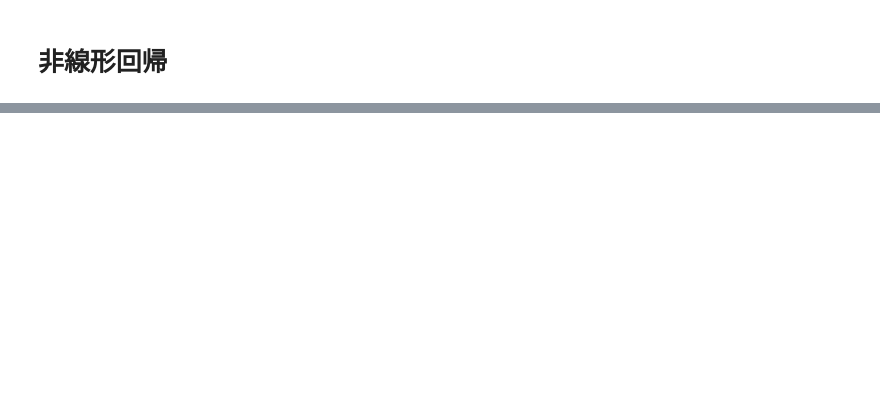
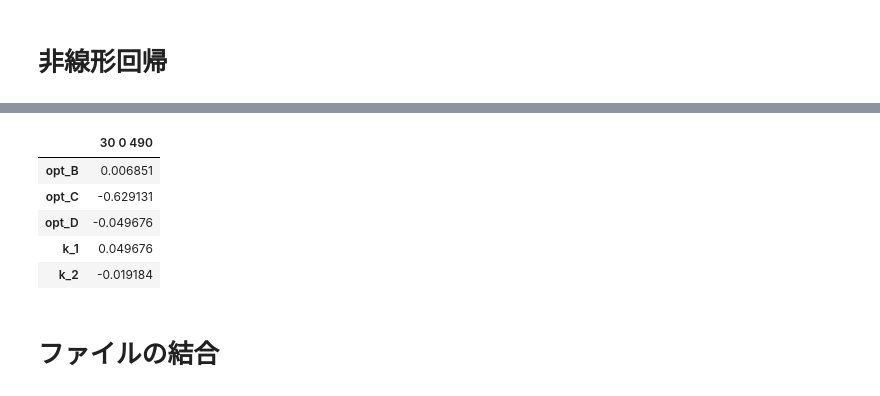
Before and after one commit to ryo0504/hjlab-decay-curve, a Jupyter notebook: src/select_curves.ipynb, the cells around one changed output, grey strips where cells are left out. Drawn from its saved outputs; the diff is of its cells as text; code cells hidden in the pictures; blank space fills up the shorter version.

```diff
--- a/src/select_curves.ipynb
+++ b/src/select_curves.ipynb
@@ -167,0 +186,35 @@ ax.plot(sample_x, result[0], color="red")
+# %%
+opt_B = fit_result[1][0]
+opt_C = fit_result[1][1]
+opt_D = fit_result[1][2]
+
+k_1 = -opt_D
+k_2 = -(opt_C * opt_D)/(1 - opt_C)
+
+column_name = file_name
+
+# 測定条件の入力を詳細に行いたい場合
+# temp = 30
+# wavelength = 490
+# filter_combination_list = ["001", "010", "011", "100", "101", "110"]
+# period_3 = 25
+# filter_combination = filter_combination_list[1]
+
+# if 'period_3' in locals():
+#     column_name = str(temp) + " " + str(period_3) + " " + str(wavelength) + " " + filter_combination
+# else:
+#     column_name = str(temp) + " " + str(wavelength) + " " + filter_combination
+
+opt_columns = ["opt_B", "opt_C", "opt_D", "k_1", "k_2"]
+opt_params = np.array([opt_B, opt_C, opt_D, k_1, k_2])
+
+df_opt_params = pd.DataFrame(opt_params, index=opt_columns, columns=[column_name])
+
+df_opt_params
+# %% [output]
+|  | 30 0 490 |
+| opt_B | 0.006851 |
+| opt_C | -0.629131 |
+| opt_D | -0.049676 |
+| k_1 | 0.049676 |
+| k_2 | -0.019184 |
@@ -167,0 +226,2 @@ ax.plot(sample_x, result[0], color="red")
+# %% [markdown]
+# ファイルの結合
```
Also changed, not shown: parts of 5 cells of this notebook.
